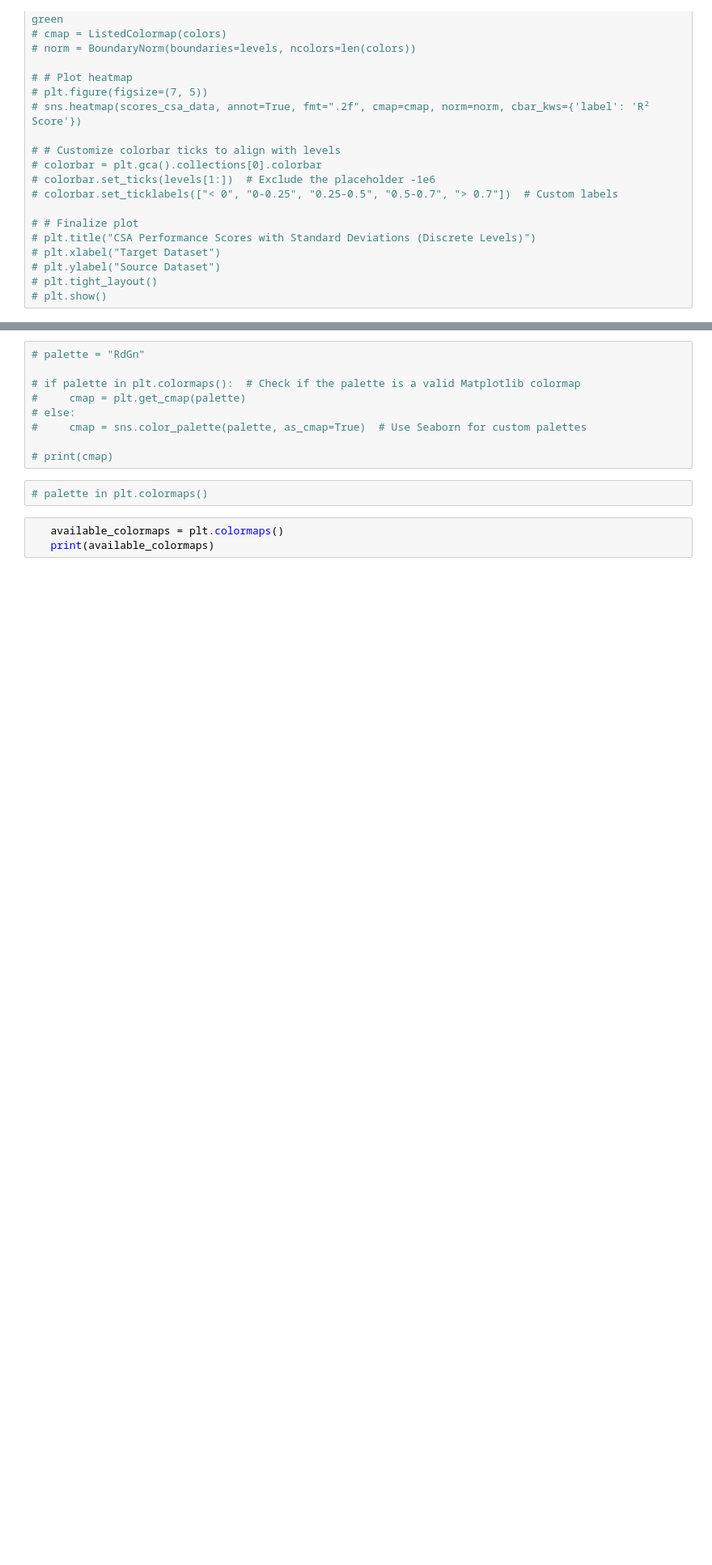
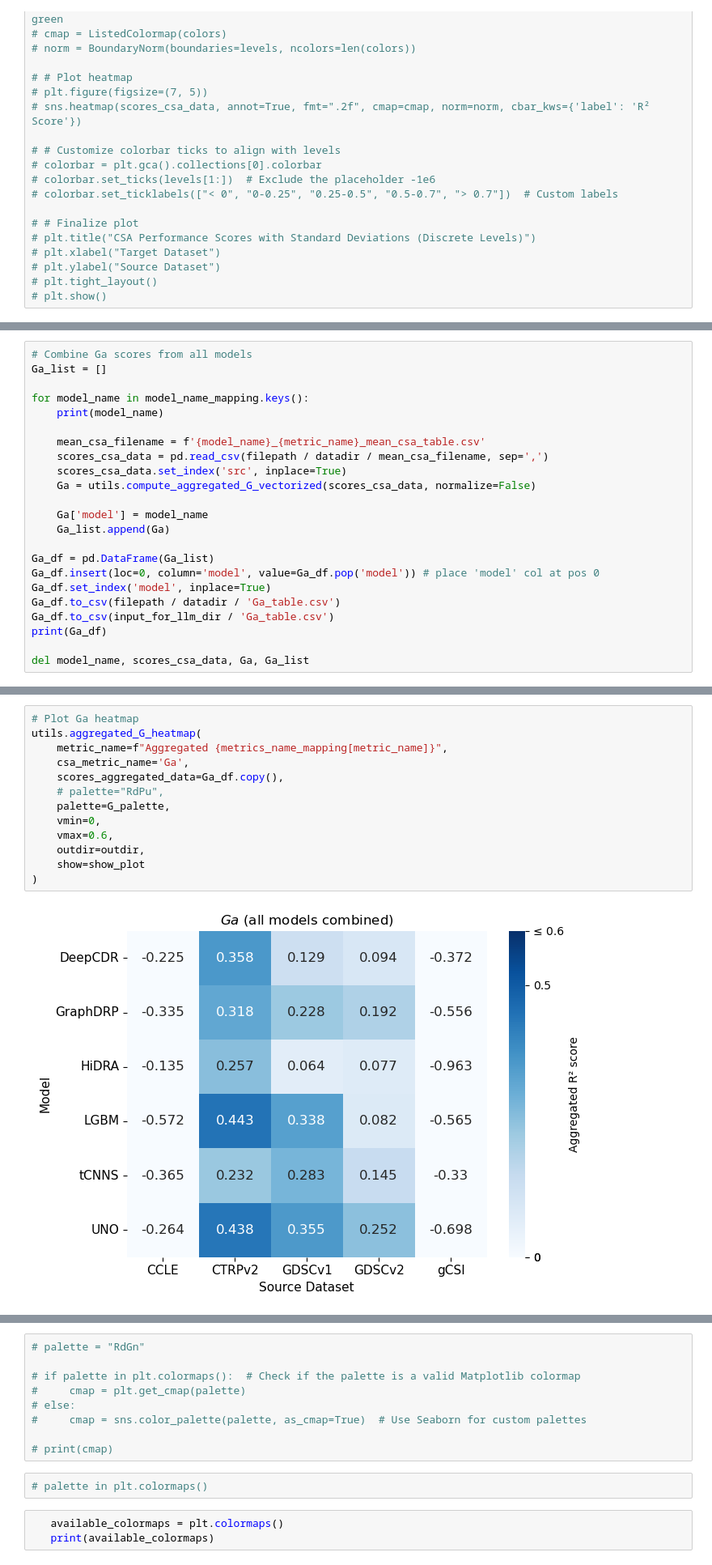
Before and after one commit to adpartin/cross-dataset-drp-paper, a Jupyter notebook: postprocess_plot.ipynb, the cells around one changed output, grey strips where cells are left out. Shown at 81% size. Saved outputs shown, nothing was run; the diff lists cells and outputs as text; blank space fills up the shorter version.

```diff
--- a/postprocess_plot.ipynb
+++ b/postprocess_plot.ipynb
@@ -494,0 +495,23 @@ display(stds)
+# %%
+# Combine Ga scores from all models
+Ga_list = []
+
+for model_name in model_name_mapping.keys():
+    print(model_name)
+
+    mean_csa_filename = f'{model_name}_{metric_name}_mean_csa_table.csv'
+    scores_csa_data = pd.read_csv(filepath / datadir / mean_csa_filename, sep=',')
+    scores_csa_data.set_index('src', inplace=True)
+    Ga = utils.compute_aggregated_G_vectorized(scores_csa_data, normalize=False)
+
+    Ga['model'] = model_name
+    Ga_list.append(Ga)
+
+Ga_df = pd.DataFrame(Ga_list)
+Ga_df.insert(loc=0, column='model', value=Ga_df.pop('model')) # place 'model' col at pos 0
+Ga_df.set_index('model', inplace=True)
+Ga_df.to_csv(filepath / datadir / 'Ga_table.csv')
+Ga_df.to_csv(input_for_llm_dir / 'Ga_table.csv')
+print(Ga_df)
+
+del model_name, scores_csa_data, Ga, Ga_list
@@ -495,2 +533,17 @@ display(stds)
+# %%
+# Plot Ga heatmap
+utils.aggregated_G_heatmap(
+    metric_name=f"Aggregated {metrics_name_mapping[metric_name]}",
+    csa_metric_name='Ga',
+    scores_aggregated_data=Ga_df.copy(),
+    # palette="RdPu",
+    palette=G_palette,
+    vmin=0,
+    vmax=0.6,
+    outdir=outdir,
+    show=show_plot
+)
+# %% [output]
+[figure, added]
 # %% [markdown]
 # Gn matrix
```
Also changed, not shown: parts of 29 cells of this notebook, 1 other file.
